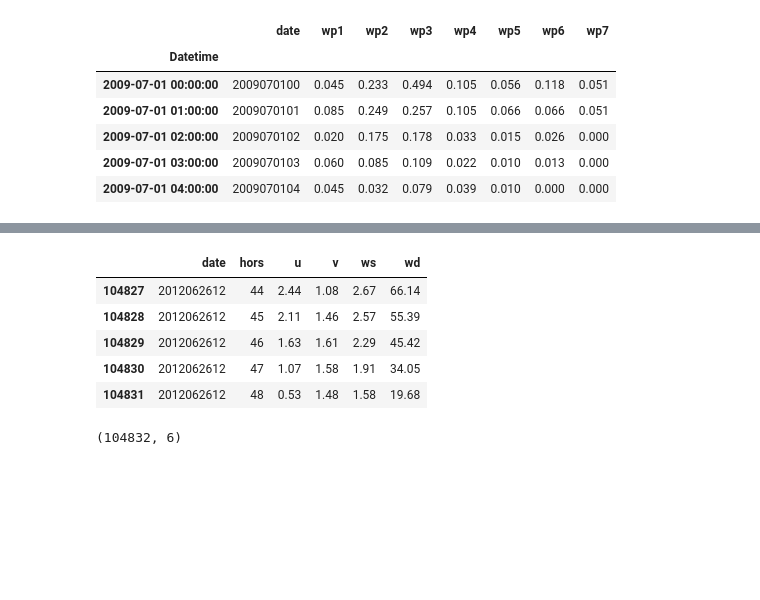
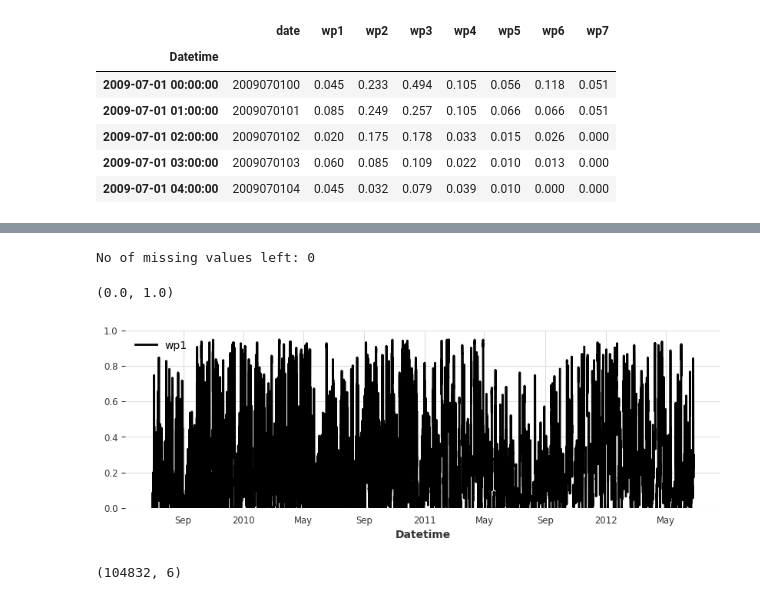
Before and after one commit to leslieDLcy/energy_forecasting, a Jupyter notebook: notebooks/GEFComp_wind_power_forecasting.ipynb, the cells around one changed output, grey strips where cells are left out. Cells and saved outputs as stored; diff of their text form; code cells hidden in the pictures; blank space fills up the shorter version.

```diff
--- a/notebooks/GEFComp_wind_power_forecasting.ipynb
+++ b/notebooks/GEFComp_wind_power_forecasting.ipynb
@@ -19,2 +34,4 @@ import pandas as pd
+# %%
+params = Params()
 # %%
 data = pd.read_csv('../data/raw/GEF2012-wind-forecasting/train.csv')
@@ -61,17 +73,21 @@ target.shape[0]
+# %%
+check_missing(target)
+# %% [output]
+No of missing values left: 0
 # %%
 # create `TimeSeries` object
+# %%
+target = TimeSeries.from_series(target, freq='H')
+# %%
+fig, ax = plt.subplots(figsize=params.figsize)
+target.plot()
+ax.set_ylim([0,1])
+# %% [output]
+(0.0, 1.0)
+[figure, added]
 # %%
 # read-in features (which are already normalised) accordingly w.r.t the wind farm
 features = pd.read_csv('../data/raw/GEF2012-wind-forecasting/windforecasts_wf1.csv')
-# %%
-features.tail()
-# %% [output]
-|  | date | hors | u | v | ws | wd |
-| 104827 | 2012062612 | 44 | 2.44 | 1.08 | 2.67 | 66.14 |
-| 104828 | 2012062612 | 45 | 2.11 | 1.46 | 2.57 | 55.39 |
-| 104829 | 2012062612 | 46 | 1.63 | 1.61 | 2.29 | 45.42 |
-| 104830 | 2012062612 | 47 | 1.07 | 1.58 | 1.91 | 34.05 |
-| 104831 | 2012062612 | 48 | 0.53 | 1.48 | 1.58 | 19.68 |
 # %%
 features.shape
 # %% [output]
```
Also changed, not shown: parts of 20 cells of this notebook, 3 other files.
